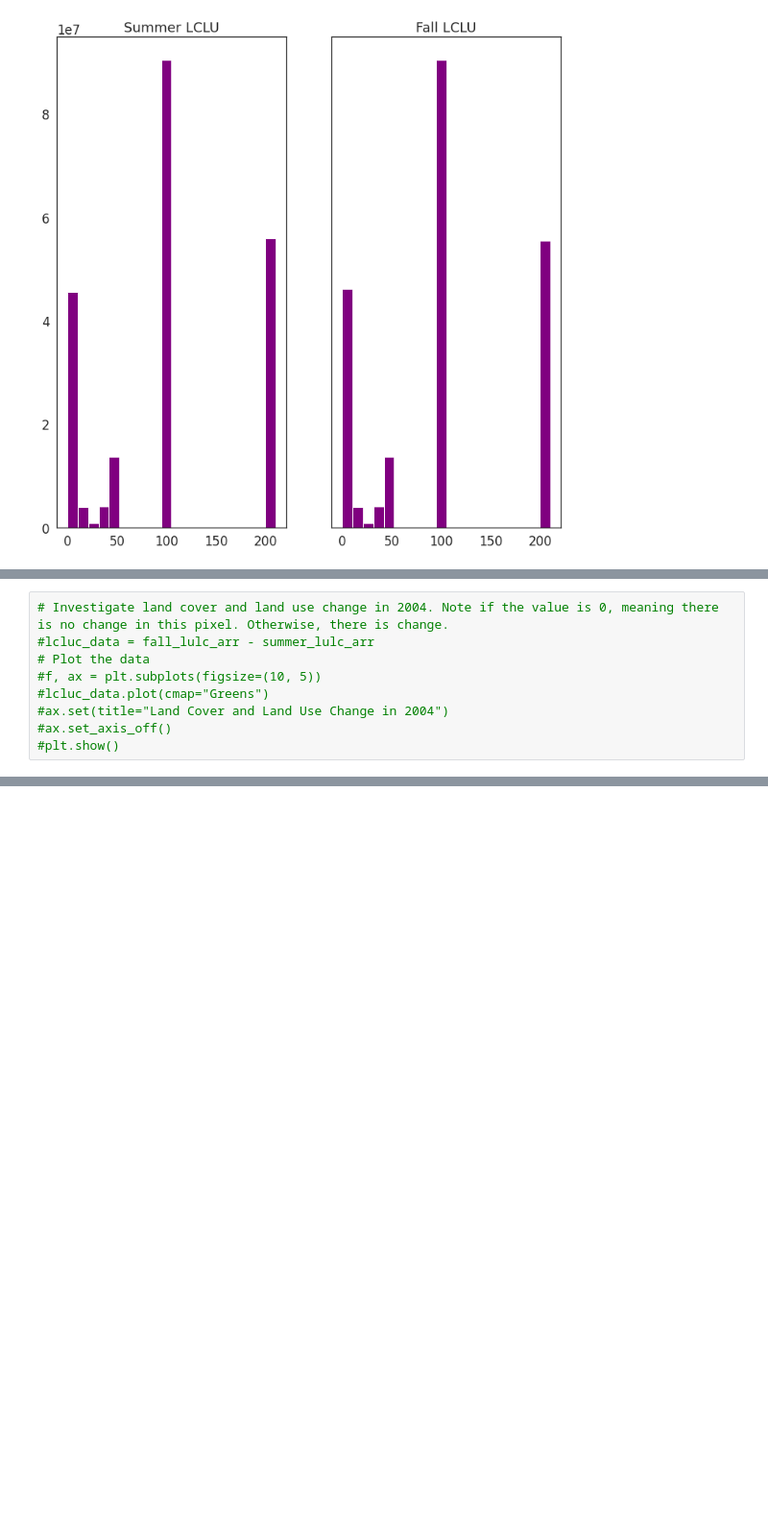
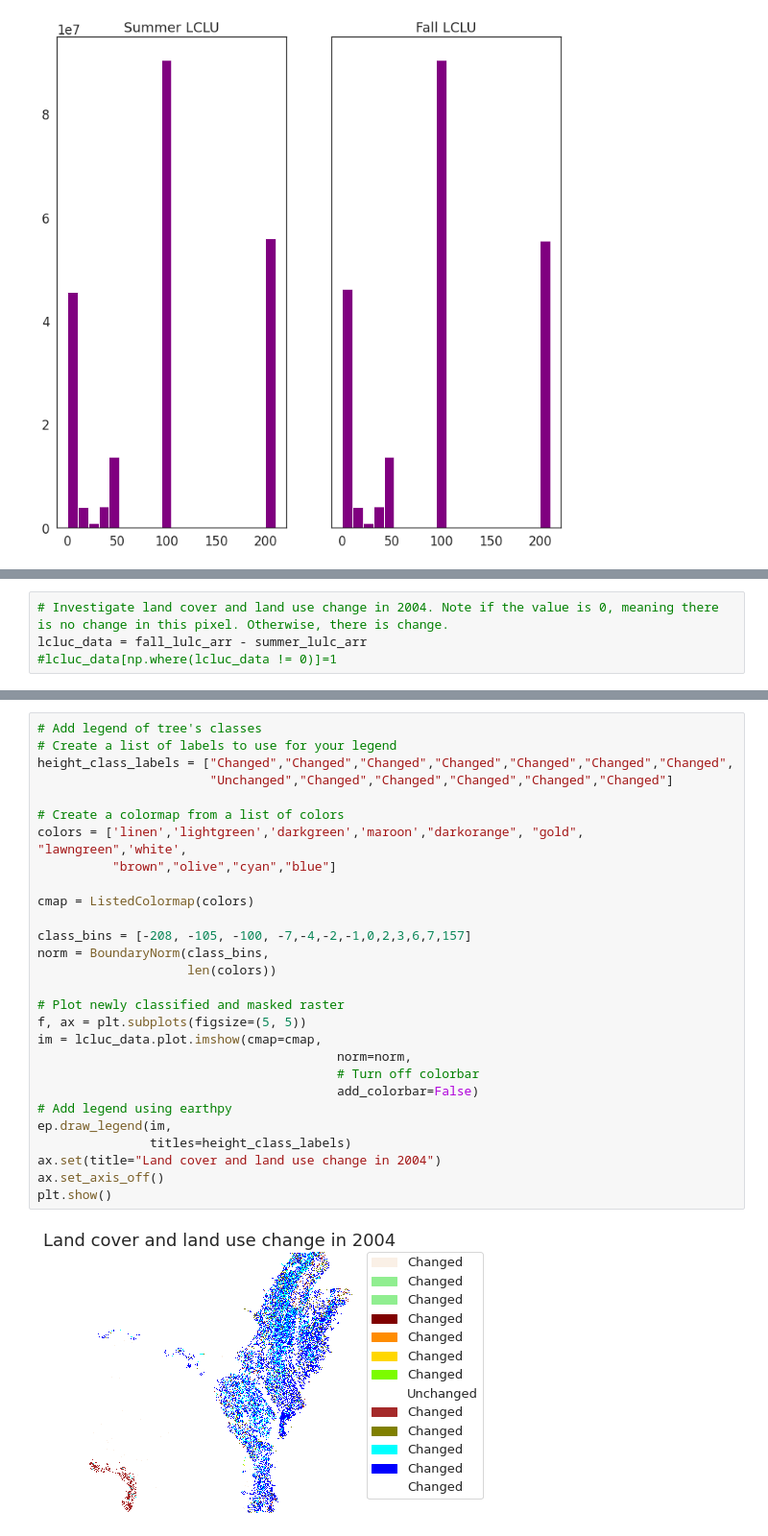
Before and after one commit to yaqianhe/GIA, a Jupyter notebook: Exercise10.ipynb, the cells around one changed output, grey strips where cells are left out. Shown at 96% size. Saved outputs shown, nothing was run; the diff lists cells and outputs as text; blank space fills up the shorter version.

```diff
--- a/Exercise10.ipynb
+++ b/Exercise10.ipynb
@@ -209,9 +273,4 @@ plt.show()
 # %%
 # Investigate land cover and land use change in 2004. Note if the value is 0, meaning there is no change in this pixel. Otherwise, there is change.
-#lcluc_data = fall_lulc_arr - summer_lulc_arr
-# Plot the data
-#f, ax = plt.subplots(figsize=(10, 5))
-#lcluc_data.plot(cmap="Greens")
-#ax.set(title="Land Cover and Land Use Change in 2004")
-#ax.set_axis_off()
-#plt.show()
+lcluc_data = fall_lulc_arr - summer_lulc_arr
+#lcluc_data[np.where(lcluc_data != 0)]=1
@@ -217,0 +283,30 @@ plt.show()
+# %%
+# Add legend of tree's classes
+# Create a list of labels to use for your legend
+height_class_labels = ["Changed","Changed","Changed","Changed","Changed","Changed","Changed",
+                       "Unchanged","Changed","Changed","Changed","Changed","Changed"]
+
+# Create a colormap from a list of colors
+colors = ['linen','lightgreen','darkgreen','maroon',"darkorange", "gold", "lawngreen",'white',
+          "brown","olive","cyan","blue"]
+
+cmap = ListedColormap(colors)
+
+class_bins = [-208, -105, -100, -7,-4,-2,-1,0,2,3,6,7,157]
+norm = BoundaryNorm(class_bins,
+                    len(colors))
+
+# Plot newly classified and masked raster
+f, ax = plt.subplots(figsize=(5, 5))
+im = lcluc_data.plot.imshow(cmap=cmap,
+                                        norm=norm,
+                                        # Turn off colorbar
+                                        add_colorbar=False)
+# Add legend using earthpy
+ep.draw_legend(im,
+               titles=height_class_labels)
+ax.set(title="Land cover and land use change in 2004")
+ax.set_axis_off()
+plt.show()
+# %% [output]
+[figure, added]
```
Also changed, not shown: parts of 10 cells of this notebook.
